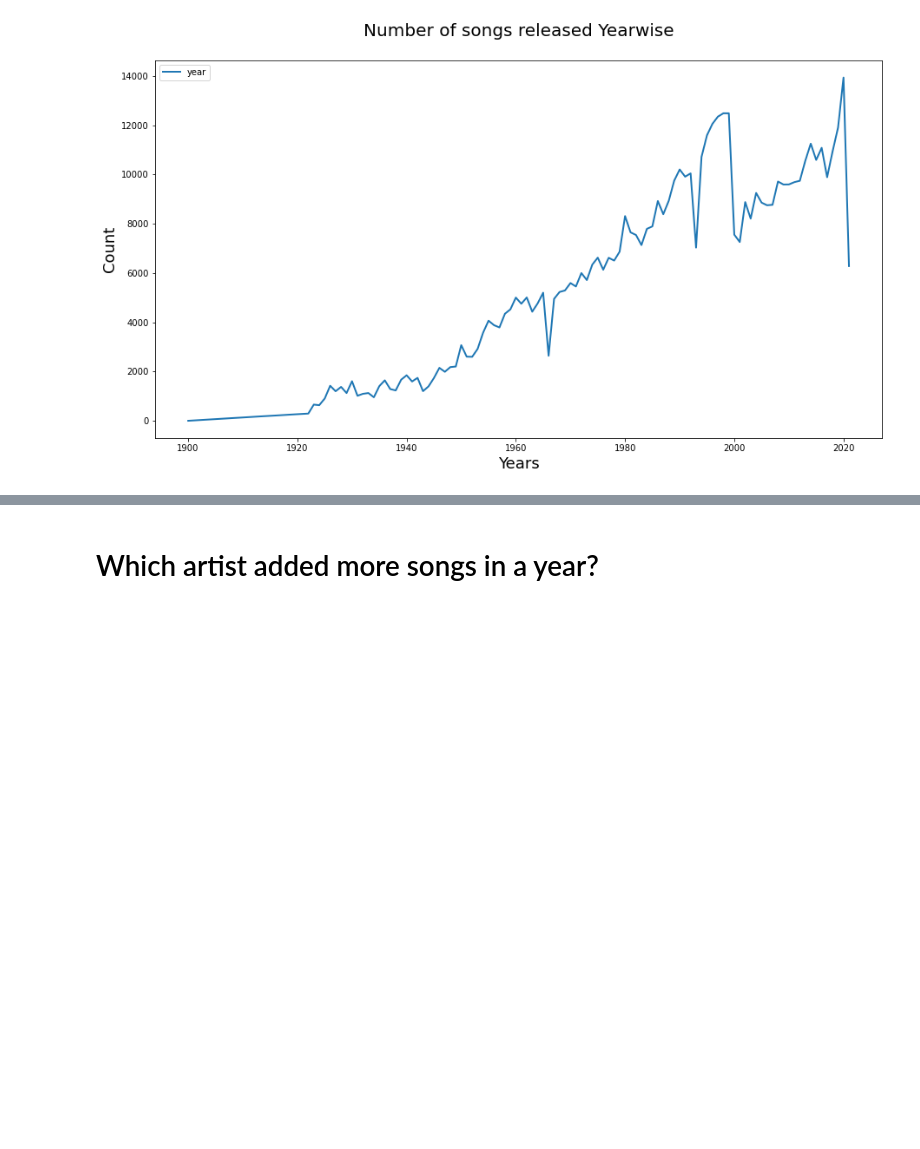
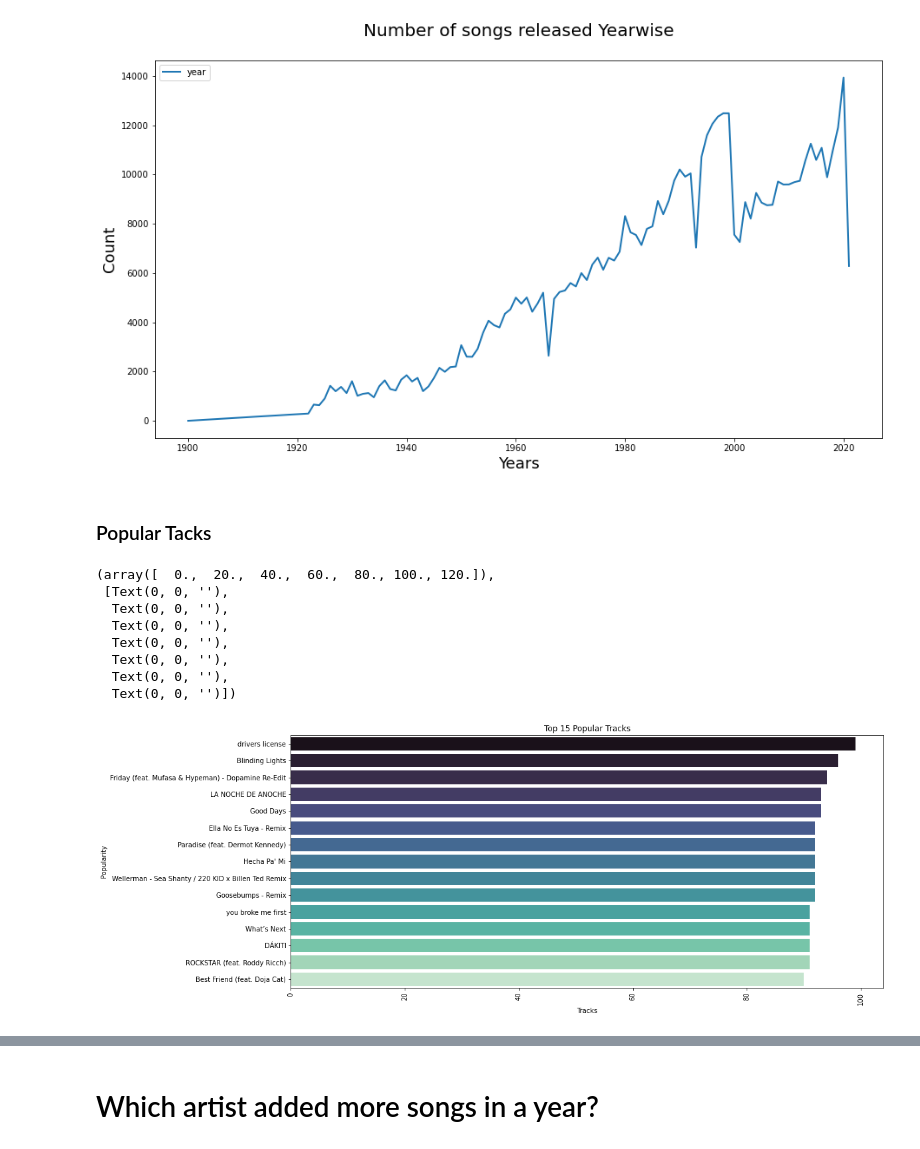
Before and after one commit to ghPRao/spotify_recommender, a Jupyter notebook: notebooks/spotify_eda.ipynb, the cells around one changed output, grey strips where cells are left out. Drawn from its saved outputs; the diff is of its cells as text; code cells hidden in the pictures; blank space fills up the shorter version.

```diff
--- a/notebooks/spotify_eda.ipynb
+++ b/notebooks/spotify_eda.ipynb
@@ -192,3 +226,23 @@ year
 | 2021 | 6281 |
 101 rows × 1 columns
 [figure]
+# %% [markdown]
+### Popular Tacks
+# %%
+fig, axis = plt.subplots(figsize = (16,7))
+popular = df_tracks.groupby("name")['popularity'].mean().sort_values(ascending=False).head(15)
+axis = sns.barplot(popular,popular.index,palette="mako",orient = 'h')
+axis.set_title('Top 15 Popular Tracks')
+axis.set_ylabel('Popularity')
+axis.set_xlabel('Tracks')
+plt.xticks(rotation = 90)
+# %% [output]
+(array([  0.,  20.,  40.,  60.,  80., 100., 120.]),
+ [Text(0, 0, ''),
+  Text(0, 0, ''),
+  Text(0, 0, ''),
+  Text(0, 0, ''),
+  Text(0, 0, ''),
+  Text(0, 0, ''),
+  Text(0, 0, '')])
+[figure, added]
```
Also changed, not shown: parts of 10 cells of this notebook.
